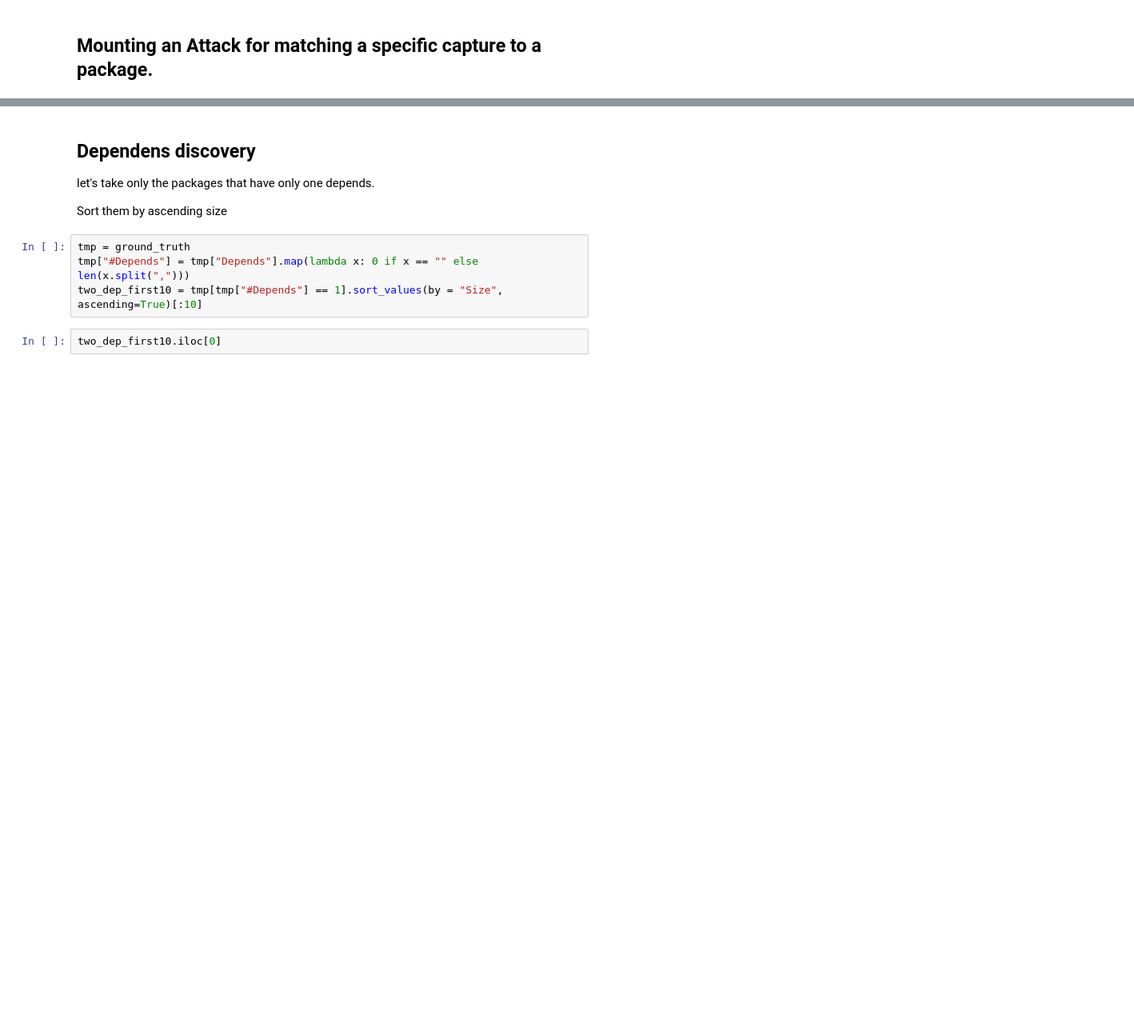
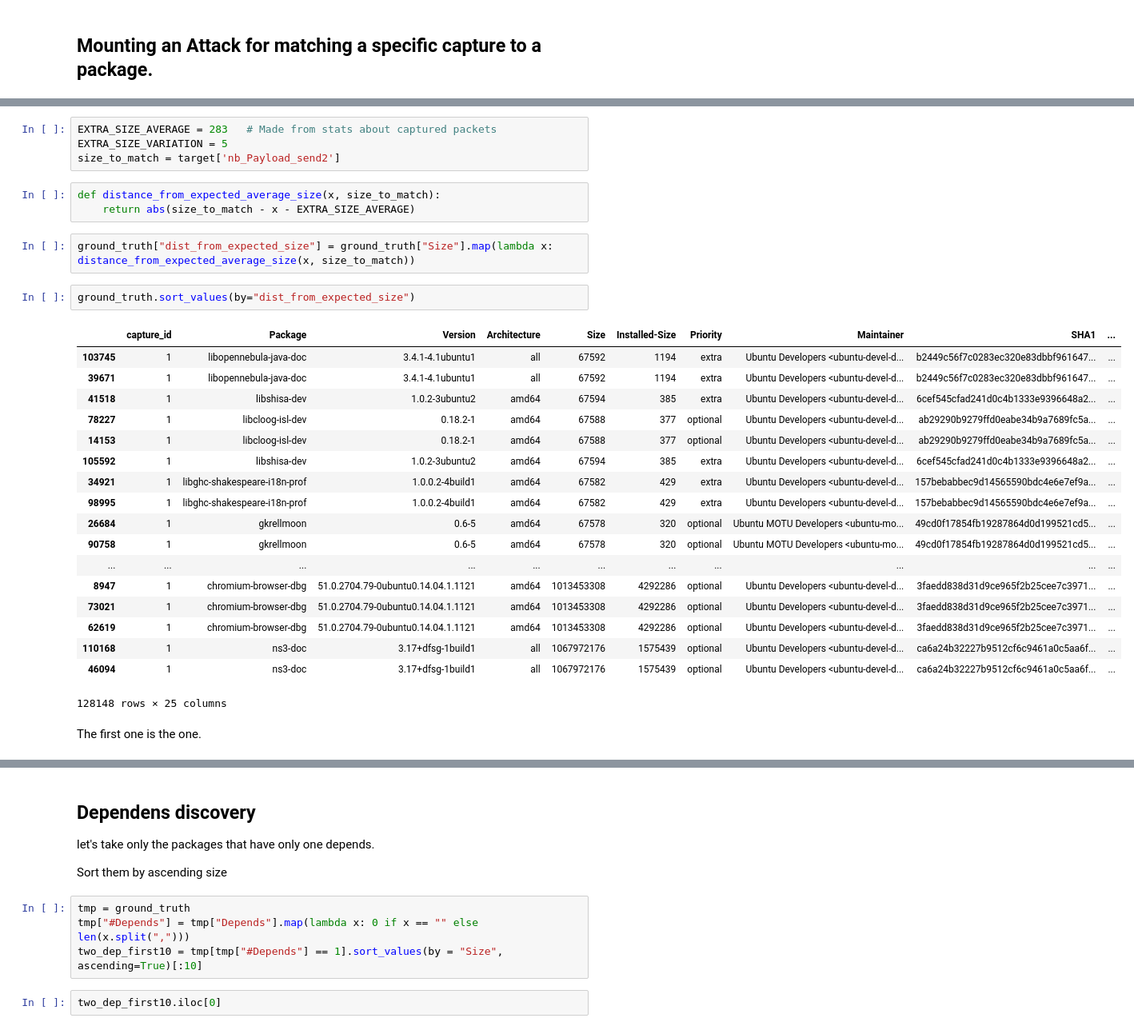
Before and after one commit to alex35469/fingerpatch, a Jupyter notebook: attack/Attack_vizualization.ipynb, the cells around one changed output, grey strips where cells are left out. Shown at 80% size. Saved outputs shown, nothing was run; the diff lists cells and outputs as text; blank space fills up the shorter version.

Commit message:
Showing the basic size attack and the dependances exploration

```diff
--- a/attack/Attack_vizualization.ipynb
+++ b/attack/Attack_vizualization.ipynb
@@ -40,0 +55,32 @@ Name: 0, dtype: object
+# %%
+EXTRA_SIZE_AVERAGE = 283   # Made from stats about captured packets
+EXTRA_SIZE_VARIATION = 5
+size_to_match = target['nb_Payload_send2']
+# %%
+def distance_from_expected_average_size(x, size_to_match):
+    return abs(size_to_match - x - EXTRA_SIZE_AVERAGE)
+# %%
+ground_truth["dist_from_expected_size"] = ground_truth["Size"].map(lambda x: distance_from_expected_average_size(x, size_to_match))
+# %%
+ground_truth.sort_values(by="dist_from_expected_size")
+# %% [output]
+|  | capture_id | Package | Version | Architecture | Size | Installed-Size | Priority | Maintainer | SHA1 | ... |
+| 103745 | 1 | libopennebula-java-doc | 3.4.1-4.1ubuntu1 | all | 67592 | 1194 | extra | Ubuntu Developers <ubuntu-devel-d... | b2449c56f7c0283ec320e83dbbf961647... | ... |
+| 39671 | 1 | libopennebula-java-doc | 3.4.1-4.1ubuntu1 | all | 67592 | 1194 | extra | Ubuntu Developers <ubuntu-devel-d... | b2449c56f7c0283ec320e83dbbf961647... | ... |
+| 41518 | 1 | libshisa-dev | 1.0.2-3ubuntu2 | amd64 | 67594 | 385 | extra | Ubuntu Developers <ubuntu-devel-d... | 6cef545cfad241d0c4b1333e9396648a2... | ... |
+| 78227 | 1 | libcloog-isl-dev | 0.18.2-1 | amd64 | 67588 | 377 | optional | Ubuntu Developers <ubuntu-devel-d... | ab29290b9279ffd0eabe34b9a7689fc5a... | ... |
+| 14153 | 1 | libcloog-isl-dev | 0.18.2-1 | amd64 | 67588 | 377 | optional | Ubuntu Developers <ubuntu-devel-d... | ab29290b9279ffd0eabe34b9a7689fc5a... | ... |
+| 105592 | 1 | libshisa-dev | 1.0.2-3ubuntu2 | amd64 | 67594 | 385 | extra | Ubuntu Developers <ubuntu-devel-d... | 6cef545cfad241d0c4b1333e9396648a2... | ... |
+| 34921 | 1 | libghc-shakespeare-i18n-prof | 1.0.0.2-4build1 | amd64 | 67582 | 429 | extra | Ubuntu Developers <ubuntu-devel-d... | 157bebabbec9d14565590bdc4e6e7ef9a... | ... |
+| 98995 | 1 | libghc-shakespeare-i18n-prof | 1.0.0.2-4build1 | amd64 | 67582 | 429 | extra | Ubuntu Developers <ubuntu-devel-d... | 157bebabbec9d14565590bdc4e6e7ef9a... | ... |
+| 26684 | 1 | gkrellmoon | 0.6-5 | amd64 | 67578 | 320 | optional | Ubuntu MOTU Developers <ubuntu-mo... | 49cd0f17854fb19287864d0d199521cd5... | ... |
+| 90758 | 1 | gkrellmoon | 0.6-5 | amd64 | 67578 | 320 | optional | Ubuntu MOTU Developers <ubuntu-mo... | 49cd0f17854fb19287864d0d199521cd5... | ... |
+| ... | ... | ... | ... | ... | ... | ... | ... | ... | ... | ... |
+| 8947 | 1 | chromium-browser-dbg | 51.0.2704.79-0ubuntu0.14.04.1.1121 | amd64 | 1013453308 | 4292286 | optional | Ubuntu Developers <ubuntu-devel-d... | 3faedd838d31d9ce965f2b25cee7c3971... | ... |
+| 73021 | 1 | chromium-browser-dbg | 51.0.2704.79-0ubuntu0.14.04.1.1121 | amd64 | 1013453308 | 4292286 | optional | Ubuntu Developers <ubuntu-devel-d... | 3faedd838d31d9ce965f2b25cee7c3971... | ... |
+| 62619 | 1 | chromium-browser-dbg | 51.0.2704.79-0ubuntu0.14.04.1.1121 | amd64 | 1013453308 | 4292286 | optional | Ubuntu Developers <ubuntu-devel-d... | 3faedd838d31d9ce965f2b25cee7c3971... | ... |
+| 110168 | 1 | ns3-doc | 3.17+dfsg-1build1 | all | 1067972176 | 1575439 | optional | Ubuntu Developers <ubuntu-devel-d... | ca6a24b32227b9512cf6c9461a0c5aa6f... | ... |
+| 46094 | 1 | ns3-doc | 3.17+dfsg-1build1 | all | 1067972176 | 1575439 | optional | Ubuntu Developers <ubuntu-devel-d... | ca6a24b32227b9512cf6c9461a0c5aa6f... | ... |
+128148 rows × 25 columns
+# %% [markdown]
+The first one is the one.
```
Also changed, not shown: parts of 24 cells of this notebook.
